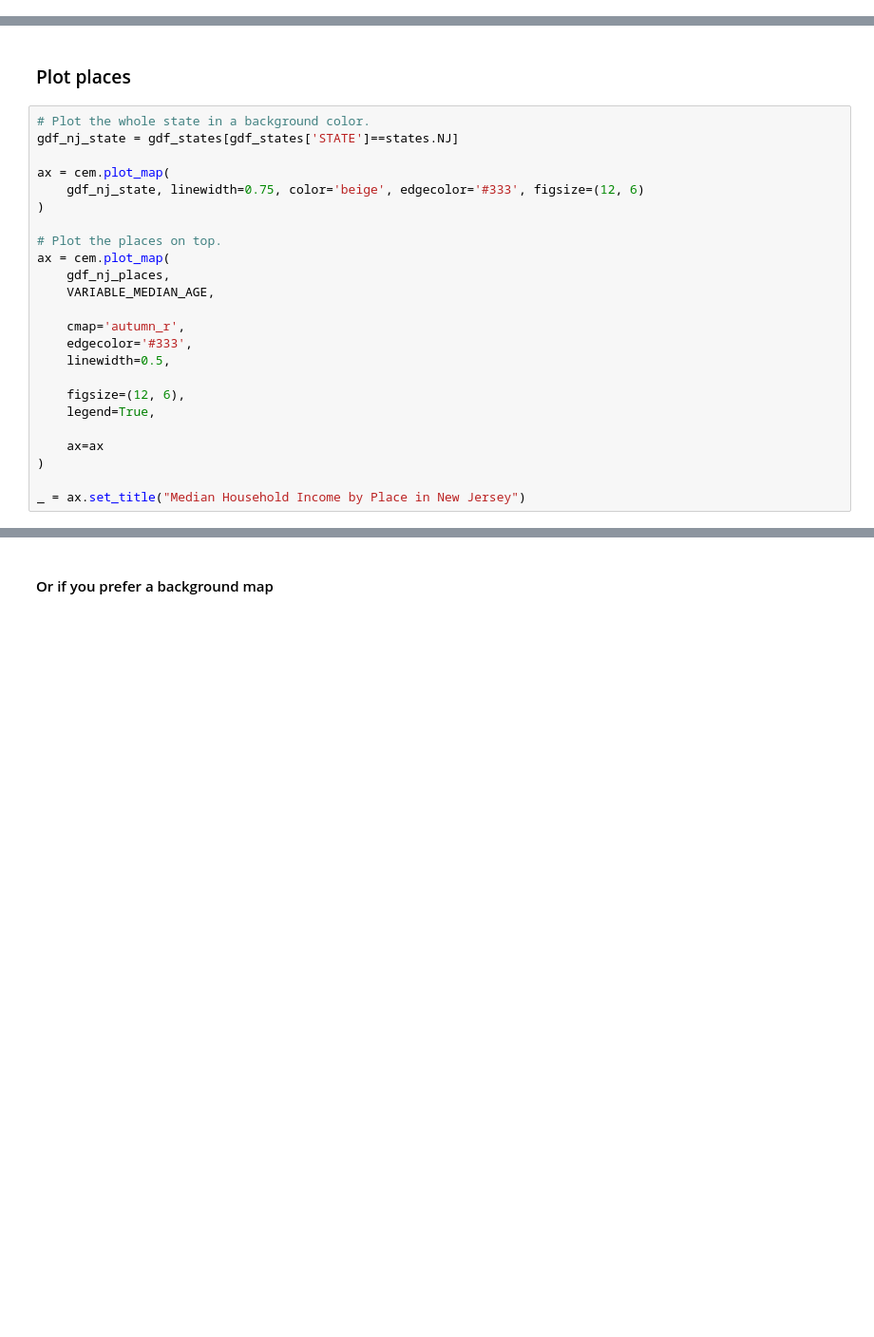
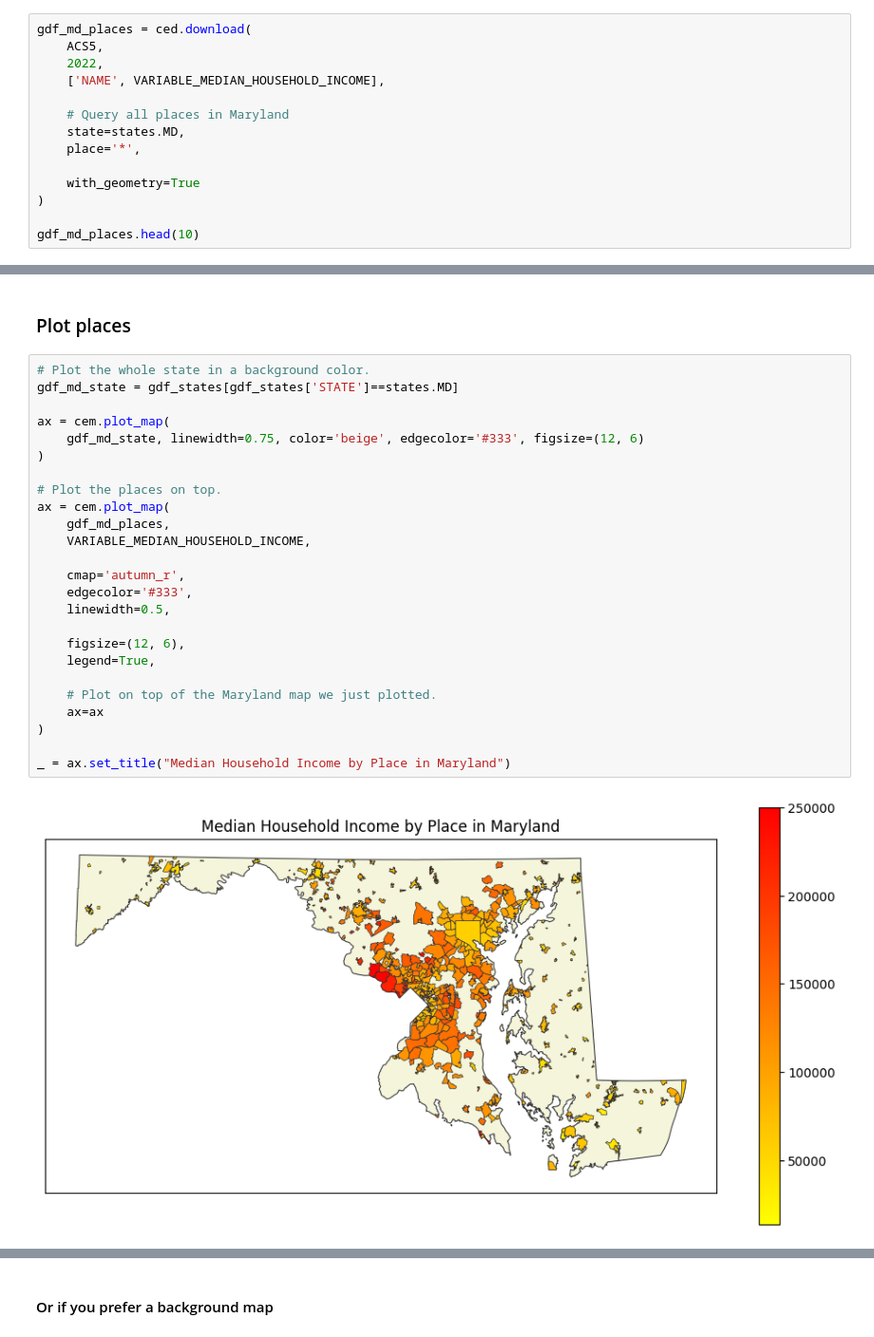
Before and after one commit to censusdis/introduction, a Jupyter notebook: Introduction to censusdis.ipynb, the cells around one changed output, grey strips where cells are left out. Shown at 95% size. Drawn from its saved outputs; the diff is of its cells as text; blank space fills up the shorter version.

```diff
--- a/Introduction to censusdis.ipynb
+++ b/Introduction to censusdis.ipynb
@@ -806,0 +897,14 @@ NameError: name 'VARIABLE_MEDIAN_AGE' is not defined
+# %%
+gdf_md_places = ced.download(
+    ACS5,
+    2022,
+    ['NAME', VARIABLE_MEDIAN_HOUSEHOLD_INCOME],
+
+    # Query all places in Maryland
+    state=states.MD,
+    place='*',
+
+    with_geometry=True
+)
+
+gdf_md_places.head(10)
@@ -810,25 +926,28 @@ NameError: name 'VARIABLE_MEDIAN_AGE' is not defined
 ### Plot places
 # %%
 # Plot the whole state in a background color.
-gdf_nj_state = gdf_states[gdf_states['STATE']==states.NJ]
+gdf_md_state = gdf_states[gdf_states['STATE']==states.MD]
 
 ax = cem.plot_map(
-    gdf_nj_state, linewidth=0.75, color='beige', edgecolor='#333', figsize=(12, 6)
+    gdf_md_state, linewidth=0.75, color='beige', edgecolor='#333', figsize=(12, 6)
 )
 
 # Plot the places on top.
 ax = cem.plot_map(
-    gdf_nj_places,
-    VARIABLE_MEDIAN_AGE,
+    gdf_md_places,
+    VARIABLE_MEDIAN_HOUSEHOLD_INCOME,
 
     cmap='autumn_r',
     edgecolor='#333',
     linewidth=0.5,
 
     figsize=(12, 6),
     legend=True,
 
+    # Plot on top of the Maryland map we just plotted.
     ax=ax
 )
 
-_ = ax.set_title("Median Household Income by Place in New Jersey")
+_ = ax.set_title("Median Household Income by Place in Maryland")
+# %% [output]
+[figure, added]
```
Also changed, not shown: parts of 103 cells of this notebook.
